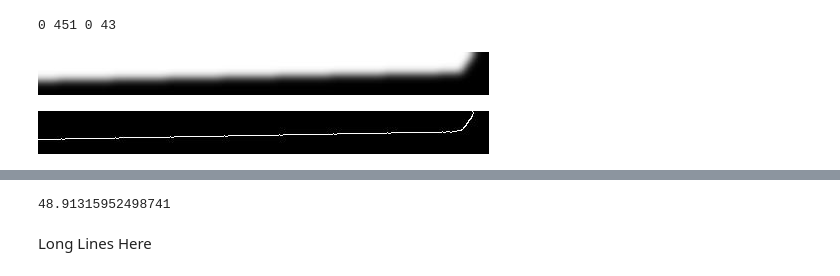
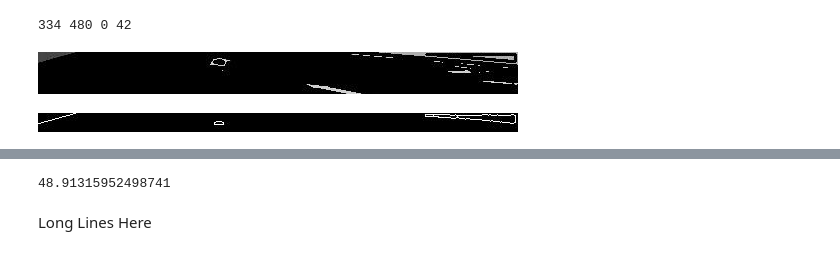
Before and after one commit to DMUPraveen/SLRC_RoboRebels, a Jupyter notebook: deploy_scripts/feature_extractor.ipynb, the cells around one changed output, grey strips where cells are left out. Drawn from its saved outputs; the diff is of its cells as text; code cells hidden in the pictures.

```diff
--- a/deploy_scripts/feature_extractor.ipynb
+++ b/deploy_scripts/feature_extractor.ipynb
@@ -16,7 +16,8 @@ def showarray(a, fmt='jpeg'):
     PIL.Image.fromarray(a).save(f, fmt)
     display(Image(data=f.getvalue()))
 # %%
-filename = 'samples/s8.jpg'
-src = cv2.imread(filename, cv2.IMREAD_GRAYSCALE)
+filename = 'samples/s20.jpg'
+rawImg = cv2.imread(filename, cv2.IMREAD_GRAYSCALE)
+src = np.copy(rawImg)
 showarray(src)
 # %% [output]
@@ -43,5 +96,5 @@ print(testx1, testx2, testy1, testy2)
 slice = make_copy(src,0, testy2, 0, testx2)
 showarray(slice)
 # %% [output]
-0 451 0 43
+334 480 0 42
-[figure, old version]
+[figure, new version]
@@ -49,11 +109,11 @@ showarray(slice)
 #TODO: Make sure to differentiate between the wall and the arrow
 # %%
 #TODO :add to preprocessor
-cannyEdge = cv2.Canny(slice, 50, 200, None, 3)
+cannyEdge = cv2.Canny(slice, 10, 200, None, 5)
 outline = cannyEdge
 showarray(outline)
 # %% [output]
-[figure, old version]
+[figure, new version]
 # %%
 def drawLines(img, lines):
     src = np.copy(img)
```
Also changed, not shown: parts of 14 cells of this notebook, 16 other files.
